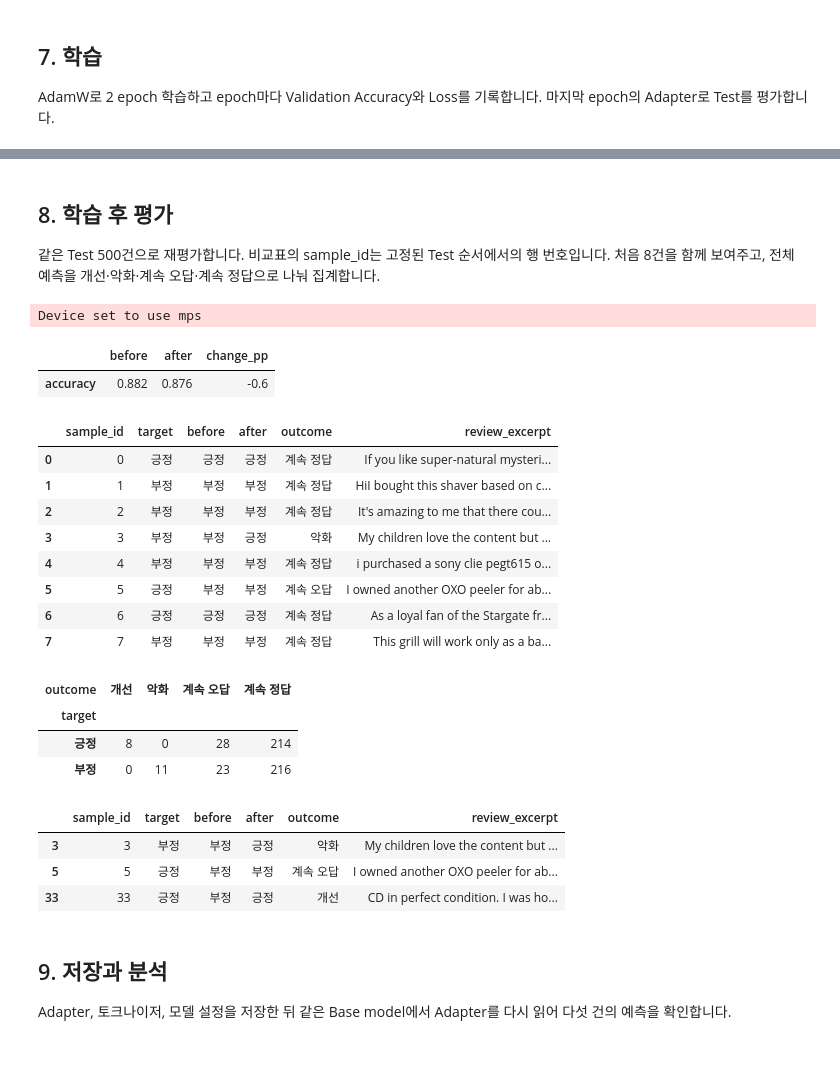
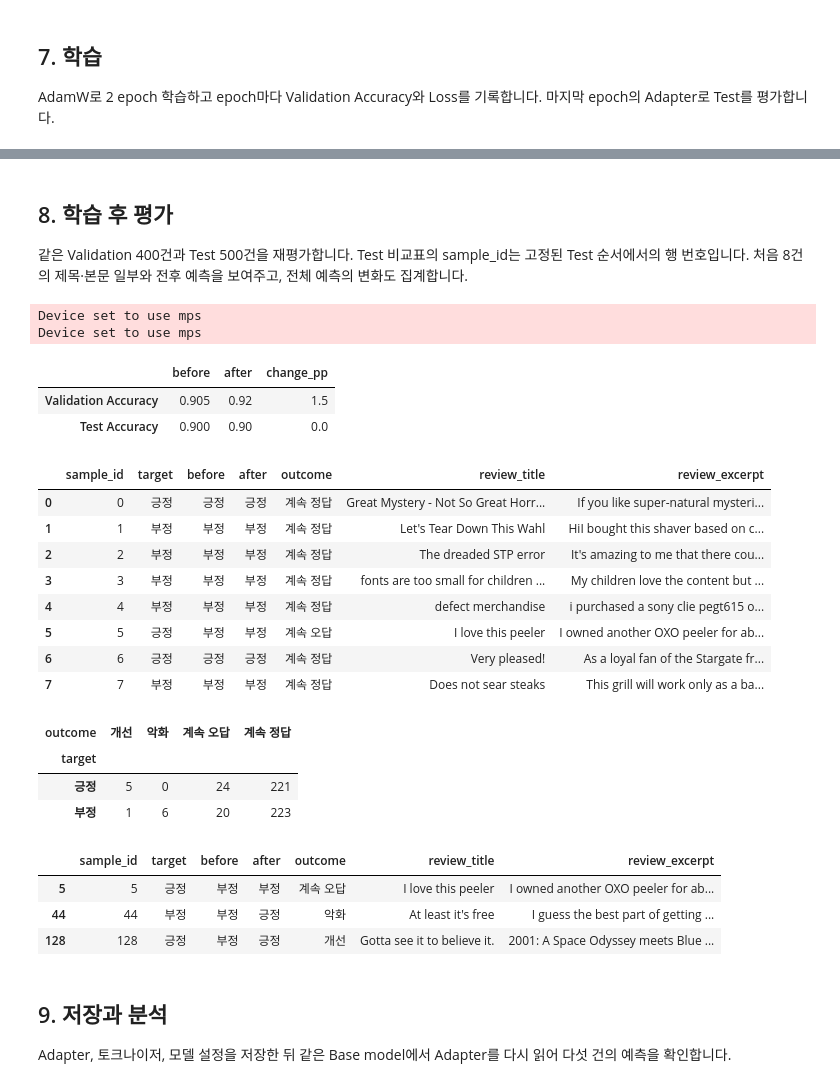
Before and after one commit to HateSlop/5-week9, a Jupyter notebook: amazon_review_lora.ipynb, the cells around one changed output, grey strips where cells are left out. Saved outputs shown, nothing was run; the diff lists cells and outputs as text; code cells hidden in the pictures; blank space fills up the shorter version.

```diff
--- a/amazon_review_lora.ipynb
+++ b/amazon_review_lora.ipynb
@@ -17,7 +17,7 @@ SEED = 42
 TRAIN_SIZE = 2_000
 VALIDATION_SIZE = 400
 TEST_SIZE = 500
-MAX_LENGTH = 128
+MAX_LENGTH = 256
 TRAIN_BATCH_SIZE = 16
 EVAL_BATCH_SIZE = 16
 OUTPUT_DIR = "./assignment_runs/amazon_review_lora"
@@ -175,8 +187,12 @@ model, processor = load_model_and_processor()
 assert model.config.id2label == {0: "NEGATIVE", 1: "POSITIVE"}
 
 
+def review_inputs(example):
+    return {"text": " ".join(example["title"].split()), "text_pair": review_text(example)}
+
+
 def preprocess(example):
-    encoded = processor(review_text(example), truncation=True, max_length=MAX_LENGTH)
+    encoded = processor(**review_inputs(example), truncation=True, max_length=MAX_LENGTH)
     return {**encoded, "labels": example["label"]}
 
 
@@ -195,9 +211,9 @@ Test 전체를 text-classification pipeline으로 추론합니다. 같은 본문
 # %%
-def get_targets(test_data):
-    return list(test_data["label"])
+def get_targets(data):
+    return list(data["label"])
 
 
-def predict_labels(current_model, processor, test_data):
+def predict_labels(current_model, processor, data):
     # DistilBERT 본체의 활성 LoRA 층을 포함한 채 pipeline으로 전달합니다.
     inference_model = (
         current_model.get_base_model() if isinstance(current_model, PeftModel) else current_model
@@ -208,7 +224,7 @@ def predict_labels(current_model, processor, test_data):
     )
     label_ids = inference_model.config.label2id
     outputs = classifier(
-        [review_text(example) for example in test_data],
+        [review_inputs(example) for example in data],
         batch_size=EVAL_BATCH_SIZE,
         truncation=True,
         max_length=MAX_LENGTH,
@@ -221,18 +237,19 @@ def accuracy(targets, predictions):
         raise ValueError("정답과 예측은 길이가 같고 비어 있지 않아야 합니다.")
     return sum(a == b for a, b in zip(targets, predictions)) / len(targets)
 
-def evaluate_model(current_model, processor, test_data):
-    targets = get_targets(test_data)
-    predictions = predict_labels(current_model, processor, test_data)
-    if len(targets) != len(test_data):
-        raise ValueError("Test의 모든 샘플에 대해 정답과 예측을 반환하세요.")
+def evaluate_model(current_model, processor, data):
+    targets = get_targets(data)
+    predictions = predict_labels(current_model, processor, data)
+    if len(targets) != len(data):
+        raise ValueError("분할의 모든 샘플에 대해 정답과 예측을 반환하세요.")
     metrics = {"accuracy": accuracy(targets, predictions)}
     table = pd.DataFrame({"sample_id": range(len(targets)), "target": targets,
                           "prediction": predictions})
     return metrics, table
 
+validation_before, _ = evaluate_model(model, processor, raw["validation"])
 before_metrics, before = evaluate_model(model, processor, raw["test"])
-print(before_metrics)
+print("Validation", validation_before, "| Test", before_metrics)
 display(before.head())
 # %% [output]
 Device set to use mps
@@ -329,8 +347,9 @@ TrainOutput(global_step=250, training_loss=0.3587186279296875, metrics={'train_r
 # %% [markdown]
 ## 8. 학습 후 평가
 
-같은 Test 500건으로 재평가합니다. 비교표의 sample_id는 고정된 Test 순서에서의 행 번호입니다. 처음 8건을 함께 보여주고, 전체 예측을 개선·악화·계속 오답·계속 정답으로 나눠 집계합니다.
+같은 Validation 400건과 Test 500건을 재평가합니다. Test 비교표의 sample_id는 고정된 Test 순서에서의 행 번호입니다. 처음 8건의 제목·본문 일부와 전후 예측을 보여주고, 전체 예측의 변화도 집계합니다.
 # %%
+validation_after, _ = evaluate_model(model, processor, raw["validation"])
 after_metrics, after = evaluate_model(model, processor, raw["test"])
 assert len(before) >= 5 and len(after) >= 5, "비교 샘플을 최소 5개 기록하세요."
 assert before["sample_id"].is_unique and after["sample_id"].is_unique
@@ -342,52 +361,59 @@ comparison = before.rename(columns={"prediction": "before"}).merge(
     on="sample_id", validate="one_to_one"
 )
 
-score_table = pd.DataFrame({"before": before_metrics, "after": after_metrics})
+score_table = pd.DataFrame(
+    {"before": [validation_before["accuracy"], before_metrics["accuracy"]],
+     "after": [validation_after["accuracy"], after_metrics["accuracy"]]},
+    index=["Validation Accuracy", "Test Accuracy"],
+)
 score_table["change_pp"] = (score_table["after"] - score_table["before"]) * 100
 display(score_table.round(4))
 
 label_names = {0: "부정", 1: "긍정"}
 before_correct = comparison["before"].eq(comparison["target"])
 after_correct = comparison["after"].eq(comparison["target"])
 comparison["outcome"] = np.select(
     [~before_correct & after_correct, before_correct & ~after_correct, ~after_correct],
     ["개선", "악화", "계속 오답"],
     default="계속 정답",
 )
 case_table = comparison.copy()
+case_table["review_title"] = raw["test"]["title"]
 case_table["review_excerpt"] = [review_text(row)[:180] for row in raw["test"]]
 for column in ("target", "before", "after"):
     case_table[column] = case_table[column].map(label_names)
 with pd.option_context("display.max_colwidth", None):
     display(case_table.head(8))
 
 outcome_order = ["개선", "악화", "계속 오답", "계속 정답"]
 display(pd.crosstab(case_table["target"], case_table["outcome"])
         .reindex(columns=outcome_order, fill_value=0))
 examples = case_table[case_table["outcome"] != "계속 정답"].drop_duplicates("outcome")
 with pd.option_context("display.max_colwidth", None):
     display(examples)
 # %% [output]
 Device set to use mps
+Device set to use mps
 |  | before | after | change_pp |
-| accuracy | 0.882 | 0.876 | -0.6 |
+| Validation Accuracy | 0.905 | 0.92 | 1.5 |
+| Test Accuracy | 0.900 | 0.90 | 0.0 |
-|  | sample_id | target | before | after | outcome | review_excerpt |
-| 0 | 0 | 긍정 | 긍정 | 긍정 | 계속 정답 | If you like super-natural mysteri... |
-| 1 | 1 | 부정 | 부정 | 부정 | 계속 정답 | HiI bought this shaver based on c... |
-| 2 | 2 | 부정 | 부정 | 부정 | 계속 정답 | It's amazing to me that there cou... |
-| 3 | 3 | 부정 | 부정 | 긍정 | 악화 | My children love the content but ... |
-| 4 | 4 | 부정 | 부정 | 부정 | 계속 정답 | i purchased a sony clie pegt615 o... |
-| 5 | 5 | 긍정 | 부정 | 부정 | 계속 오답 | I owned another OXO peeler for ab... |
-| 6 | 6 | 긍정 | 긍정 | 긍정 | 계속 정답 | As a loyal fan of the Stargate fr... |
-| 7 | 7 | 부정 | 부정 | 부정 | 계속 정답 | This grill will work only as a ba... |
+|  | sample_id | target | before | after | outcome | review_title | review_excerpt |
+| 0 | 0 | 긍정 | 긍정 | 긍정 | 계속 정답 | Great Mystery - Not So Great Horr... | If you like super-natural mysteri... |
+| 1 | 1 | 부정 | 부정 | 부정 | 계속 정답 | Let's Tear Down This Wahl | HiI bought this shaver based on c... |
+| 2 | 2 | 부정 | 부정 | 부정 | 계속 정답 | The dreaded STP error | It's amazing to me that there cou... |
+| 3 | 3 | 부정 | 부정 | 부정 | 계속 정답 | fonts are too small for children ... | My children love the content but ... |
+| 4 | 4 | 부정 | 부정 | 부정 | 계속 정답 | defect merchandise | i purchased a sony clie pegt615 o... |
+| 5 | 5 | 긍정 | 부정 | 부정 | 계속 오답 | I love this peeler | I owned another OXO peeler for ab... |
+| 6 | 6 | 긍정 | 긍정 | 긍정 | 계속 정답 | Very pleased! | As a loyal fan of the Stargate fr... |
+| 7 | 7 | 부정 | 부정 | 부정 | 계속 정답 | Does not sear steaks | This grill will work only as a ba... |
 | outcome | 개선 | 악화 | 계속 오답 | 계속 정답 |
 | target |  |  |  |  |
-| 긍정 | 8 | 0 | 28 | 214 |
-| 부정 | 0 | 11 | 23 | 216 |
+| 긍정 | 5 | 0 | 24 | 221 |
+| 부정 | 1 | 6 | 20 | 223 |
-|  | sample_id | target | before | after | outcome | review_excerpt |
-| 3 | 3 | 부정 | 부정 | 긍정 | 악화 | My children love the content but ... |
-| 5 | 5 | 긍정 | 부정 | 부정 | 계속 오답 | I owned another OXO peeler for ab... |
-| 33 | 33 | 긍정 | 부정 | 긍정 | 개선 | CD in perfect condition. I was ho... |
+|  | sample_id | target | before | after | outcome | review_title | review_excerpt |
+| 5 | 5 | 긍정 | 부정 | 부정 | 계속 오답 | I love this peeler | I owned another OXO peeler for ab... |
+| 44 | 44 | 부정 | 부정 | 긍정 | 악화 | At least it's free | I guess the best part of getting ... |
+| 128 | 128 | 긍정 | 부정 | 긍정 | 개선 | Gotta see it to believe it. | 2001: A Space Odyssey meets Blue ... |
 # %% [markdown]
 ## 9. 저장과 분석
 
```
Also changed, not shown: parts of 10 cells of this notebook.
